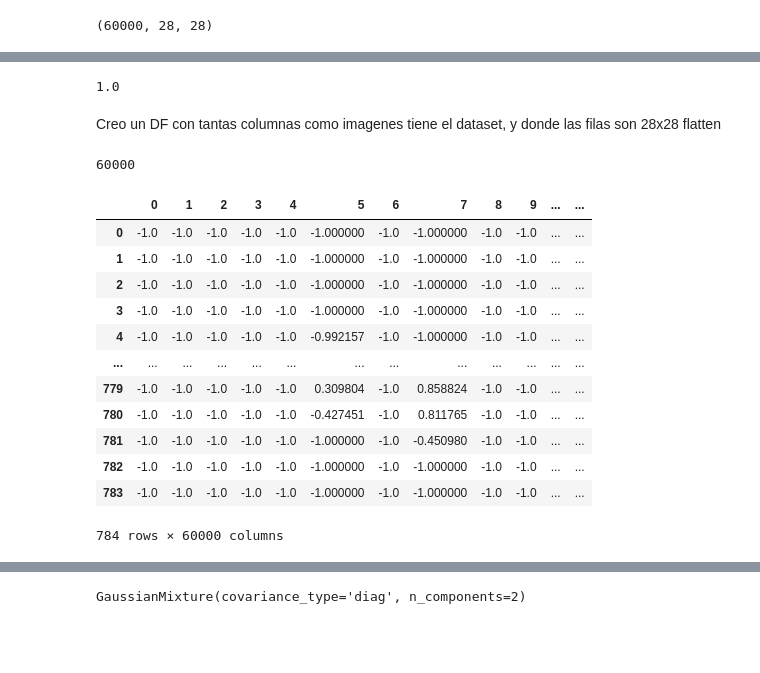
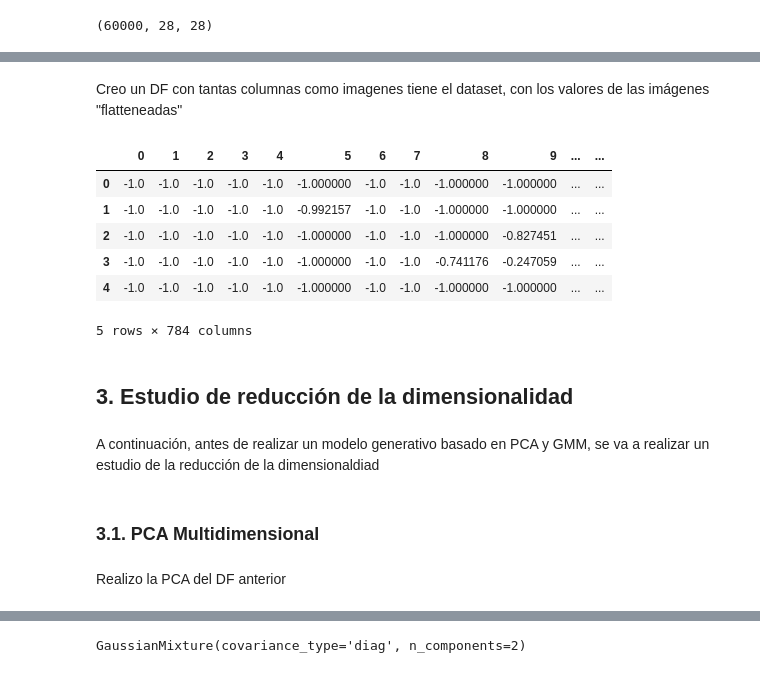
Before and after one commit to JaviLangeberGavilan/Practica_9_P1, a Jupyter notebook: PRACTICA/GENERATIVOS/EJERCICIO_1.ipynb, the cells around one changed output, grey strips where cells are left out. Saved outputs shown, nothing was run; the diff lists cells and outputs as text; code cells hidden in the pictures; blank space fills up the shorter version.

```diff
--- a/PRACTICA/GENERATIVOS/EJERCICIO_1.ipynb
+++ b/PRACTICA/GENERATIVOS/EJERCICIO_1.ipynb
@@ -24,10 +57,2 @@ x_test = (x_test_pre/255. - 0.5) * 2.
-# %%
-x_train.max()
-# %% [output]
-1.0
 # %% [markdown]
-Creo un DF con tantas columnas como imagenes tiene el dataset, y donde las filas son 28x28 flatten
+Creo un DF con tantas columnas como imagenes tiene el dataset, con los valores de las imágenes "flatteneadas"
-# %%
-len(x_train)
-# %% [output]
-60000
@@ -39,16 +59,13 @@ for i in trange(len(x_train)):
+# %%
+x_train_array = [x.flatten() for x in x_train]
+train_df = pd.DataFrame(x_train_array)
 # %%
-train_df
+train_df.head()
 # %% [output]
 |  | 0 | 1 | 2 | 3 | 4 | 5 | 6 | 7 | 8 | 9 | ... | ... |
-| 0 | -1.0 | -1.0 | -1.0 | -1.0 | -1.0 | -1.000000 | -1.0 | -1.000000 | -1.0 | -1.0 | ... | ... |
-| 1 | -1.0 | -1.0 | -1.0 | -1.0 | -1.0 | -1.000000 | -1.0 | -1.000000 | -1.0 | -1.0 | ... | ... |
-| 2 | -1.0 | -1.0 | -1.0 | -1.0 | -1.0 | -1.000000 | -1.0 | -1.000000 | -1.0 | -1.0 | ... | ... |
-| 3 | -1.0 | -1.0 | -1.0 | -1.0 | -1.0 | -1.000000 | -1.0 | -1.000000 | -1.0 | -1.0 | ... | ... |
-| 4 | -1.0 | -1.0 | -1.0 | -1.0 | -1.0 | -0.992157 | -1.0 | -1.000000 | -1.0 | -1.0 | ... | ... |
-| ... | ... | ... | ... | ... | ... | ... | ... | ... | ... | ... | ... | ... |
-| 779 | -1.0 | -1.0 | -1.0 | -1.0 | -1.0 | 0.309804 | -1.0 | 0.858824 | -1.0 | -1.0 | ... | ... |
-| 780 | -1.0 | -1.0 | -1.0 | -1.0 | -1.0 | -0.427451 | -1.0 | 0.811765 | -1.0 | -1.0 | ... | ... |
-| 781 | -1.0 | -1.0 | -1.0 | -1.0 | -1.0 | -1.000000 | -1.0 | -0.450980 | -1.0 | -1.0 | ... | ... |
-| 782 | -1.0 | -1.0 | -1.0 | -1.0 | -1.0 | -1.000000 | -1.0 | -1.000000 | -1.0 | -1.0 | ... | ... |
-| 783 | -1.0 | -1.0 | -1.0 | -1.0 | -1.0 | -1.000000 | -1.0 | -1.000000 | -1.0 | -1.0 | ... | ... |
+| 0 | -1.0 | -1.0 | -1.0 | -1.0 | -1.0 | -1.000000 | -1.0 | -1.0 | -1.000000 | -1.000000 | ... | ... |
+| 1 | -1.0 | -1.0 | -1.0 | -1.0 | -1.0 | -0.992157 | -1.0 | -1.0 | -1.000000 | -1.000000 | ... | ... |
+| 2 | -1.0 | -1.0 | -1.0 | -1.0 | -1.0 | -1.000000 | -1.0 | -1.0 | -1.000000 | -0.827451 | ... | ... |
+| 3 | -1.0 | -1.0 | -1.0 | -1.0 | -1.0 | -1.000000 | -1.0 | -1.0 | -0.741176 | -0.247059 | ... | ... |
+| 4 | -1.0 | -1.0 | -1.0 | -1.0 | -1.0 | -1.000000 | -1.0 | -1.0 | -1.000000 | -1.000000 | ... | ... |
-784 rows × 60000 columns
+5 rows × 784 columns
@@ -57,3 +72,11 @@ from sklearn.decomposition import PCA
+# %% [markdown]
+## 3. Estudio de reducción de la dimensionalidad
+# %% [markdown]
+A continuación, antes de realizar un modelo generativo basado en PCA y GMM, se va a realizar un estudio de la reducción de la dimensionaldiad
+# %% [markdown]
+### 3.1. PCA Multidimensional
+# %% [markdown]
+Realizo la PCA del DF anterior
 # %%
 pca_dim = min(train_df.shape[0], train_df.shape[1])
 pca = PCA(n_components=pca_dim)
```
Also changed, not shown: parts of 89 cells of this notebook, 5 other files.
